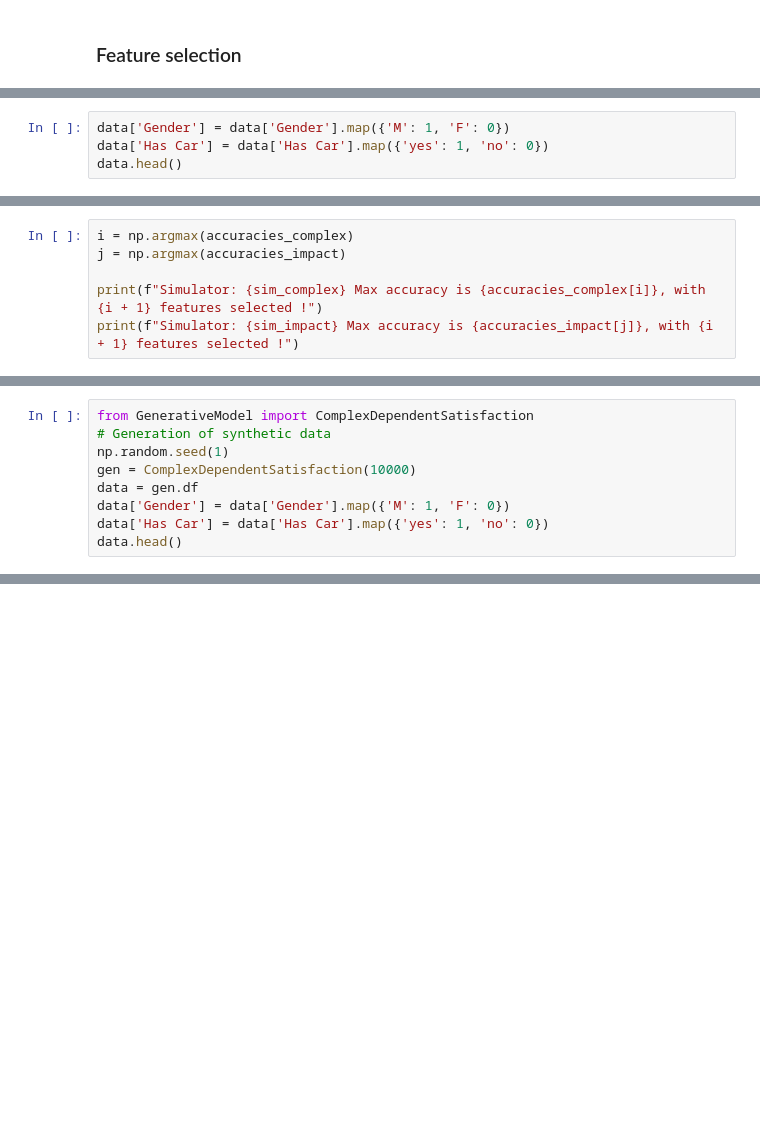
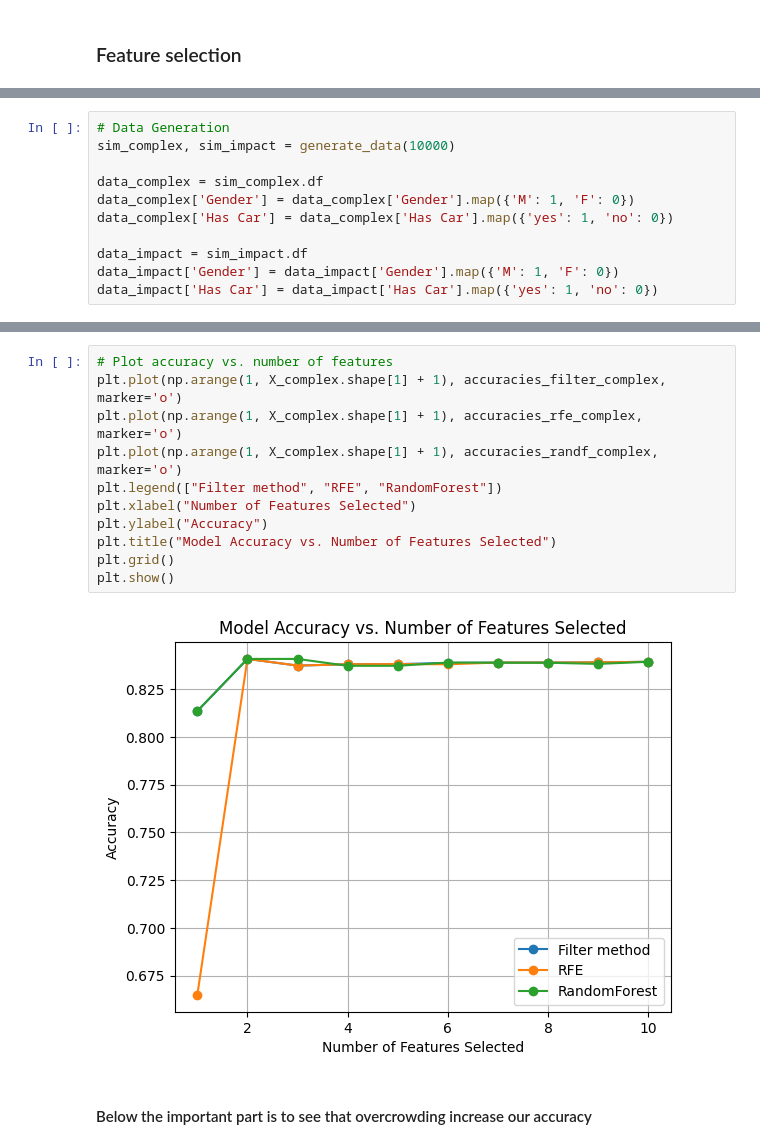
Before and after one commit to veborito/Introduction-to-MachineLearning, a Jupyter notebook: projet/Project_7_Boris_Allizha_Iago.ipynb, the cells around one changed output, grey strips where cells are left out. Cells and saved outputs as stored; diff of their text form; blank space fills up the shorter version.

```diff
--- a/projet/Project_7_Boris_Allizha_Iago.ipynb
+++ b/projet/Project_7_Boris_Allizha_Iago.ipynb
@@ -361,4 +288,0 @@ data = gen.df
-# %%
-data['Gender'] = data['Gender'].map({'M': 1, 'F': 0})
-data['Has Car'] = data['Has Car'].map({'yes': 1, 'no': 0})
-data.head()
@@ -641,6 +288,0 @@ plt.show()
-# %%
-i = np.argmax(accuracies_complex)
-j = np.argmax(accuracies_impact)
-
-print(f"Simulator: {sim_complex} Max accuracy is {accuracies_complex[i]}, with {i + 1} features selected !")
-print(f"Simulator: {sim_impact} Max accuracy is {accuracies_impact[j]}, with {i + 1} features selected !")
@@ -696,9 +288,0 @@ plt.show()
-# %%
-from GenerativeModel import ComplexDependentSatisfaction
-# Generation of synthetic data
-np.random.seed(1)
-gen = ComplexDependentSatisfaction(10000)
-data = gen.df
-data['Gender'] = data['Gender'].map({'M': 1, 'F': 0})
-data['Has Car'] = data['Has Car'].map({'yes': 1, 'no': 0})
-data.head()
@@ -793,0 +429,11 @@ plt.show()
+# %%
+# Data Generation
+sim_complex, sim_impact = generate_data(10000)
+
+data_complex = sim_complex.df
+data_complex['Gender'] = data_complex['Gender'].map({'M': 1, 'F': 0})
+data_complex['Has Car'] = data_complex['Has Car'].map({'yes': 1, 'no': 0})
+
+data_impact = sim_impact.df
+data_impact['Gender'] = data_impact['Gender'].map({'M': 1, 'F': 0})
+data_impact['Has Car'] = data_impact['Has Car'].map({'yes': 1, 'no': 0})
@@ -793,0 +550,15 @@ plt.show()
+# %%
+# Plot accuracy vs. number of features
+plt.plot(np.arange(1, X_complex.shape[1] + 1), accuracies_filter_complex, marker='o')
+plt.plot(np.arange(1, X_complex.shape[1] + 1), accuracies_rfe_complex, marker='o')
+plt.plot(np.arange(1, X_complex.shape[1] + 1), accuracies_randf_complex, marker='o')
+plt.legend(["Filter method", "RFE", "RandomForest"])
+plt.xlabel("Number of Features Selected")
+plt.ylabel("Accuracy")
+plt.title("Model Accuracy vs. Number of Features Selected")
+plt.grid()
+plt.show()
+# %% [output]
+[figure, added]
+# %% [markdown]
+#### Below the important part is to see that overcrowding increase our accuracy
```
Also changed, not shown: parts of 45 cells of this notebook, 2 other files.
